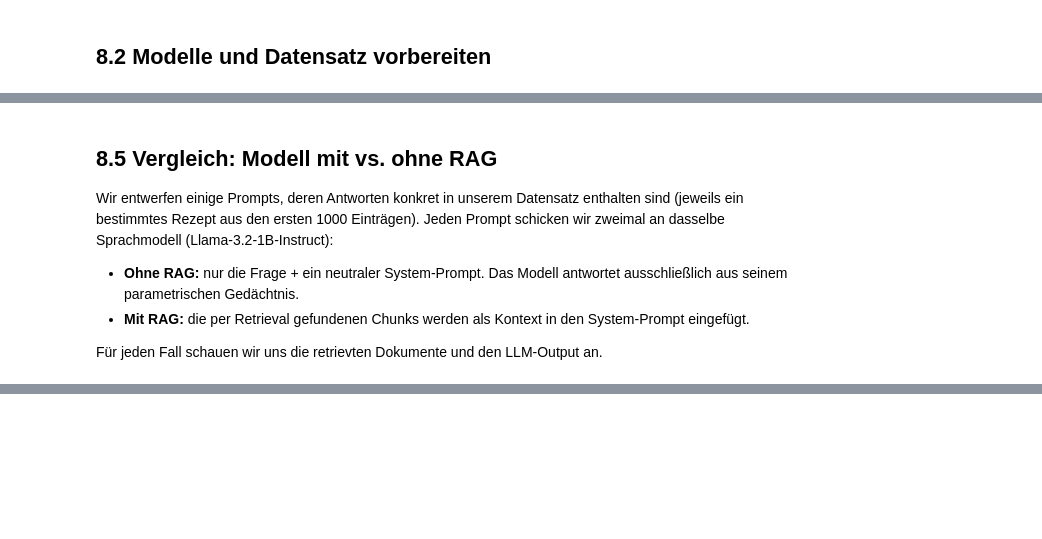
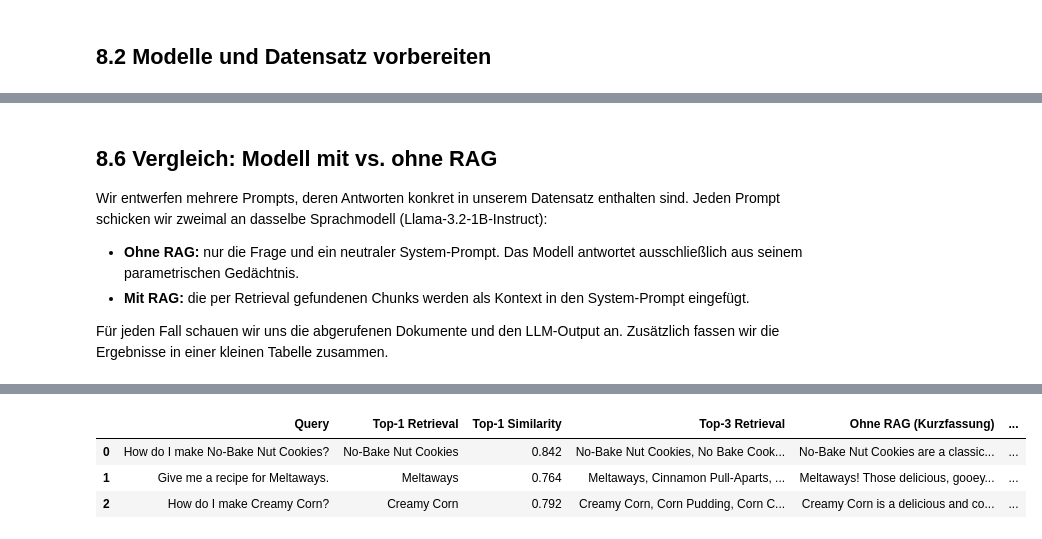
Before and after one commit to fhollaender/LLMs-from-scratch, a Jupyter notebook: Abgabe/lab8.ipynb, the cells around one changed output, grey strips where cells are left out. Saved outputs shown, nothing was run; the diff lists cells and outputs as text; code cells hidden in the pictures; blank space fills up the shorter version.

```diff
--- a/Abgabe/lab8.ipynb
+++ b/Abgabe/lab8.ipynb
@@ -247,14 +297,14 @@ Directions: Stir the ingredients together and put in a greased and floured loaf
 
 Ein Prompt kann beispielsweise wie folgt aufgebaut werden:
 # %%
-input_query = "Give me a recipie for a very chocolatey cake with chocolate frosting and chocolate chips on top."
+input_query = "Give me a recipe for a very chocolatey cake with chocolate frosting and chocolate chips on top."
 retrieved_chunks = retrieve(input_query)
 
 print(f"\n\nTop 3 Ergebnisse für die Abfrage: '{input_query}'")
 for i, (chunk, similarity) in enumerate(retrieved_chunks):
     print(f"\nErgebnis {i+1} (Ähnlichkeit: {similarity:.4f}):\n{chunk}")
 
-instruction_prompt = f"You are a helpful assistant that provides cooking recipes based on the following retrieved information:\n\n"
+instruction_prompt = "You are a helpful assistant that provides cooking recipes based ONLY on the following retrieved information:\n\n"
 for chunk, similarity in retrieved_chunks:
     instruction_prompt += f" - (similarity: {similarity:.2f}) {chunk}\n"
 
@@ -356,16 +420,16 @@ Das Modell beantwortet die Fragen aus seinem Pre-Training und geht nicht auf die
 # %% [markdown]
-## 8.5 Vergleich: Modell mit vs. ohne RAG
+## 8.6 Vergleich: Modell mit vs. ohne RAG
 
-Wir entwerfen einige Prompts, deren Antworten konkret in unserem Datensatz enthalten sind (jeweils ein bestimmtes Rezept aus den ersten 1000 Einträgen). Jeden Prompt schicken wir zweimal an dasselbe Sprachmodell (Llama-3.2-1B-Instruct):
+Wir entwerfen mehrere Prompts, deren Antworten konkret in unserem Datensatz enthalten sind. Jeden Prompt schicken wir zweimal an dasselbe Sprachmodell (Llama-3.2-1B-Instruct):
 
-- **Ohne RAG:** nur die Frage + ein neutraler System-Prompt. Das Modell antwortet ausschließlich aus seinem parametrischen Gedächtnis.
+- **Ohne RAG:** nur die Frage und ein neutraler System-Prompt. Das Modell antwortet ausschließlich aus seinem parametrischen Gedächtnis.
 - **Mit RAG:** die per Retrieval gefundenen Chunks werden als Kontext in den System-Prompt eingefügt.
 
-Für jeden Fall schauen wir uns die retrievten Dokumente und den LLM-Output an.
+Für jeden Fall schauen wir uns die abgerufenen Dokumente und den LLM-Output an. Zusätzlich fassen wir die Ergebnisse in einer kleinen Tabelle zusammen.
 # %%
 def generate_answer(query, use_rag=True, top_n=3):
     """Erzeugt eine Antwort mit oder ohne RAG-Kontext.
-    Gibt (antwort, retrieved_chunks) zurueck. Ohne RAG ist retrieved_chunks leer."""
+    Gibt (antwort, retrieved_chunks) zurück. Ohne RAG ist retrieved_chunks leer."""
     retrieved = retrieve(query, top_n) if use_rag else []
 
     if use_rag:
@@ -382,21 +446,34 @@ def generate_answer(query, use_rag=True, top_n=3):
         model=LANGUAGE_MODEL,
         messages=[
             {'role': 'system', 'content': system_prompt},
-            {'role': 'user',   'content': query},
+            {'role': 'user', 'content': query},
         ],
     )
     return response['message']['content'], retrieved
 # %%
-def compare(query, top_n=3):
+def extract_recipe_title(chunk):
+    first_line = chunk.splitlines()[0]
+    return first_line.replace("Recipe: ", "").strip()
+
+
+def shorten(text, max_chars=220):
+    text = " ".join(text.split())
+    return text if len(text) <= max_chars else text[:max_chars].rstrip() + "..."
+
+
+comparison_rows = []
+
+
+def compare(query, observation, top_n=3):
     print("=" * 80)
     print("QUERY:", query)
 
-    answer_no_rag, _      = generate_answer(query, use_rag=False)
+    answer_no_rag, _ = generate_answer(query, use_rag=False)
     answer_rag, retrieved = generate_answer(query, use_rag=True, top_n=top_n)
 
-    print("\n--- Retrievte Dokumente, vollstaendig ausgeschrieben (nur im RAG-Fall) ---")
+    print("\n--- Abgerufene Dokumente, vollständig ausgeschrieben (nur im RAG-Fall) ---")
     for i, (chunk, similarity) in enumerate(retrieved):
-        print(f"\n[{i+1}] Aehnlichkeit {similarity:.3f}")
+        print(f"\n[{i+1}] Ähnlichkeit {similarity:.3f}")
         print(chunk)
 
     print("\n--- OHNE RAG ---")
@@ -406,15 +483,42 @@ def compare(query, top_n=3):
     print(answer_rag)
     print()
 
+    top_1_title = extract_recipe_title(retrieved[0][0]) if retrieved else "-"
+    top_1_similarity = retrieved[0][1] if retrieved else None
+    top_3_titles = ", ".join(extract_recipe_title(chunk) for chunk, _ in retrieved)
+
+    comparison_rows.append({
+        "Query": query,
+        "Top-1 Retrieval": top_1_title,
+        "Top-1 Similarity": round(top_1_similarity, 3) if top_1_similarity is not None else None,
+        "Top-3 Retrieval": top_3_titles,
+        "Ohne RAG (Kurzfassung)": shorten(answer_no_rag),
+        "Mit RAG (Kurzfassung)": shorten(answer_rag),
+        "Beobachtung": observation,
+    })
+
 
 # Prompts, deren Antworten konkret im Datensatz stehen (bestimmte Rezepte)
-prompts = [
-    "How do I make No-Bake Nut Cookies?",
-    "Give me a recipe for Meltaways.",
+comparison_prompts = [
+    (
+        "How do I make No-Bake Nut Cookies?",
+        "RAG findet das exakte Rezept und reduziert die frei erfundene Standardantwort deutlich.",
+    ),
+    (
+        "Give me a recipe for Meltaways.",
+        "RAG findet das exakte Rezept, aber das kleine Modell ergänzt trotzdem Details, die nicht im Chunk stehen.",
+    ),
+    (
+        "How do I make Creamy Corn?",
+        "RAG findet ein konkretes Rezept aus den ersten Datensatzzeilen; ohne RAG ist die Antwort allgemeiner.",
+    ),
 ]
 
-for p in prompts:
-    compare(p)
+for prompt, observation in comparison_prompts:
+    compare(prompt, observation)
+
+comparison_table = pd.DataFrame(comparison_rows)
+comparison_table
 # %% [output]
 ================================================================================
 QUERY: How do I make No-Bake Nut Cookies?
@@ -436,3 +540,7 @@ Note: If you want to get fancy, you can roll each dough circle into a tight cyli
+|  | Query | Top-1 Retrieval | Top-1 Similarity | Top-3 Retrieval | Ohne RAG (Kurzfassung) | ... |
+| 0 | How do I make No-Bake Nut Cookies? | No-Bake Nut Cookies | 0.842 | No-Bake Nut Cookies, No Bake Cook... | No-Bake Nut Cookies are a classic... | ... |
+| 1 | Give me a recipe for Meltaways. | Meltaways | 0.764 | Meltaways, Cinnamon Pull-Aparts, ... | Meltaways! Those delicious, gooey... | ... |
+| 2 | How do I make Creamy Corn? | Creamy Corn | 0.792 | Creamy Corn, Corn Pudding, Corn C... | Creamy Corn is a delicious and co... | ... |
 # %% [markdown]
 #### Interpretation: Was fällt auf?
 
```
Also changed, not shown: parts of 32 cells of this notebook.
